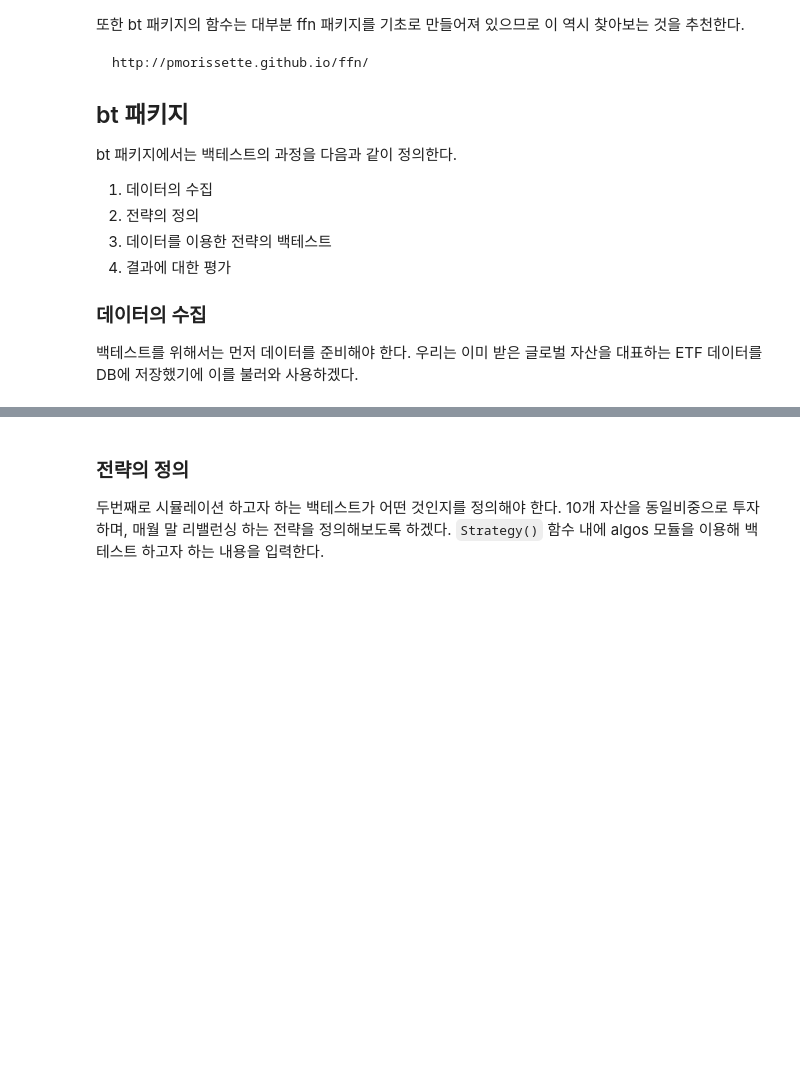
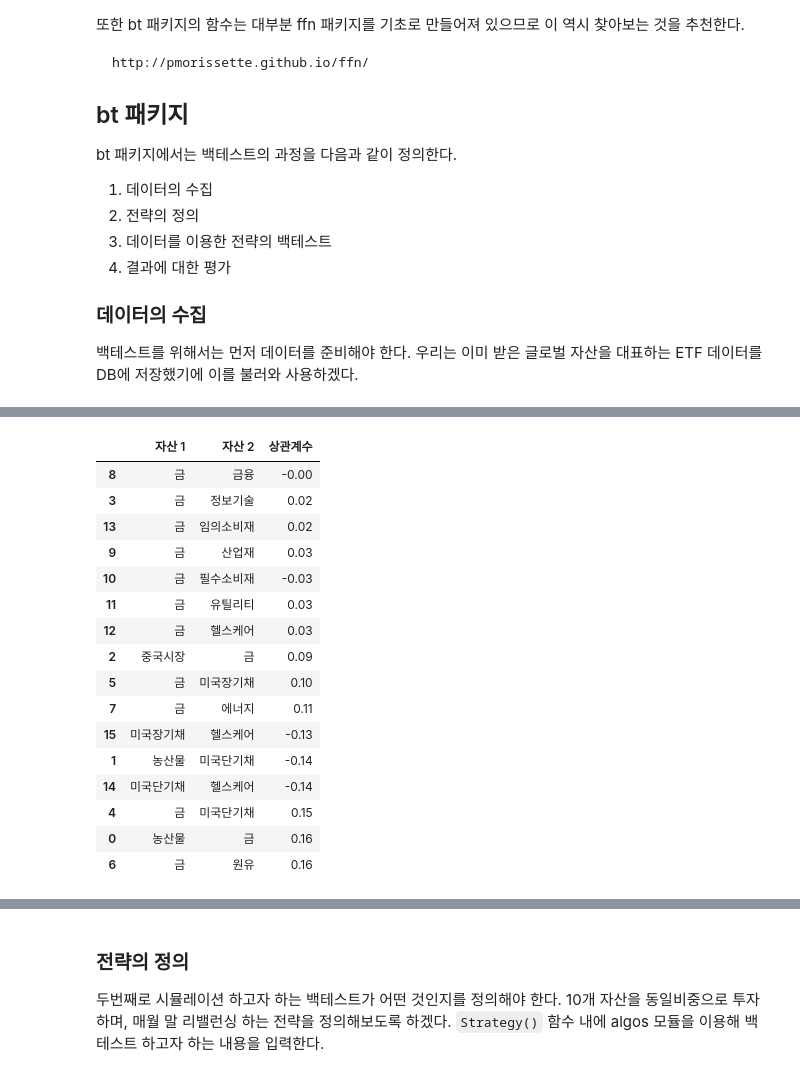
Before and after one commit to JaehwanKim00/stock_trading, a Jupyter notebook: backtest.ipynb, the cells around one changed output, grey strips where cells are left out. Cells and saved outputs as stored; diff of their text form; code cells hidden in the pictures; blank space fills up the shorter version.

```diff
--- a/backtest.ipynb
+++ b/backtest.ipynb
@@ -105,0 +110,38 @@ FileNotFoundError: [Errno 2] No such file or directory: 'JaehwanKim00/stock_trad
+# %%
+# 상관계수 행렬에서 상관계수가 낮은 항목 추출
+low_corr_pairs = []
+
+# 상관계수 행렬 반복
+for i in range(len(correlation_matrix.columns)):
+    for j in range(i+1, len(correlation_matrix.columns)):
+        corr_value = correlation_matrix.iloc[i, j]
+        if np.abs(corr_value) <= 0.2:  # 절댓값 기준
+            low_corr_pairs.append((correlation_matrix.columns[i], correlation_matrix.columns[j], corr_value))
+
+# 데이터프레임 생성 및 정렬
+low_corr_assets_ticker = pd.DataFrame(low_corr_pairs, columns=['자산 1', '자산 2', '상관계수'])
+low_corr_assets_ticker['상관계수'] = low_corr_assets_ticker['상관계수'].round(2)  # 소수점 2자리 반올림
+low_corr_assets_ticker['절댓값'] = np.abs(low_corr_assets_ticker['상관계수'])  # 절댓값 추가
+low_corr_df_sorted = low_corr_assets_ticker.sort_values(by='절댓값')  # 절댓값 기준 정렬
+low_corr_df_sorted = low_corr_df_sorted.drop(columns=['절댓값'])  # 절댓값 칼럼 삭제
+
+# 상관계수가 낮은 항목 출력
+low_corr_df_sorted
+# %% [output]
+|  | 자산 1 | 자산 2 | 상관계수 |
+| 8 | 금 | 금융 | -0.00 |
+| 3 | 금 | 정보기술 | 0.02 |
+| 13 | 금 | 임의소비재 | 0.02 |
+| 9 | 금 | 산업재 | 0.03 |
+| 10 | 금 | 필수소비재 | -0.03 |
+| 11 | 금 | 유틸리티 | 0.03 |
+| 12 | 금 | 헬스케어 | 0.03 |
+| 2 | 중국시장 | 금 | 0.09 |
+| 5 | 금 | 미국장기채 | 0.10 |
+| 7 | 금 | 에너지 | 0.11 |
+| 15 | 미국장기채 | 헬스케어 | -0.13 |
+| 1 | 농산물 | 미국단기채 | -0.14 |
+| 14 | 미국단기채 | 헬스케어 | -0.14 |
+| 4 | 금 | 미국단기채 | 0.15 |
+| 0 | 농산물 | 금 | 0.16 |
+| 6 | 금 | 원유 | 0.16 |
```
Also changed, not shown: parts of 5 cells of this notebook.
